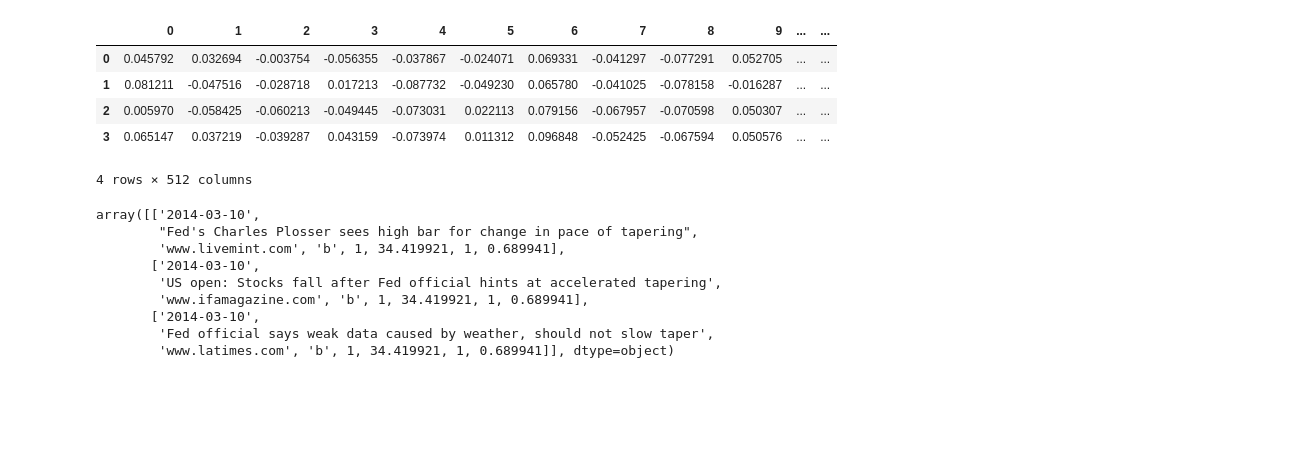
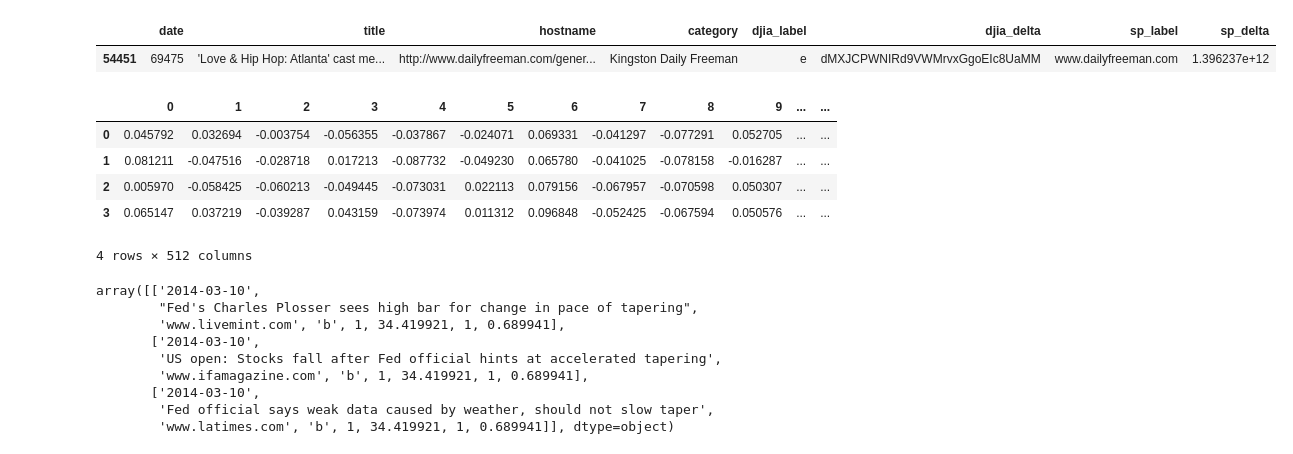
Before and after one commit to jamesliao2016/cs230, a Jupyter notebook: project_data.ipynb, the cells around one changed output. Saved outputs shown, nothing was run; the diff lists cells and outputs as text; code cells hidden in the pictures; blank space fills up the shorter version.

```diff
--- a/project_data.ipynb
+++ b/project_data.ipynb
@@ -50,3 +43,8 @@ array([[ 0.04579201,  0.03269383, -0.00375404, ...,  0.02938574,
+# %%
+df.loc[df['date'] == '69475']
+# %% [output]
+|  | date | title | hostname | category | djia_label | djia_delta | sp_label | sp_delta |
+| 54451 | 69475 | 'Love & Hip Hop: Atlanta' cast me... | http://www.dailyfreeman.com/gener... | Kingston Daily Freeman | e | dMXJCPWNIRd9VWMrvxGgoEIc8UaMM | www.dailyfreeman.com | 1.396237e+12 |
 # %%
 df_emb
 # %% [output]
```
Also changed, not shown: parts of 5 cells of this notebook, 1 other file.
